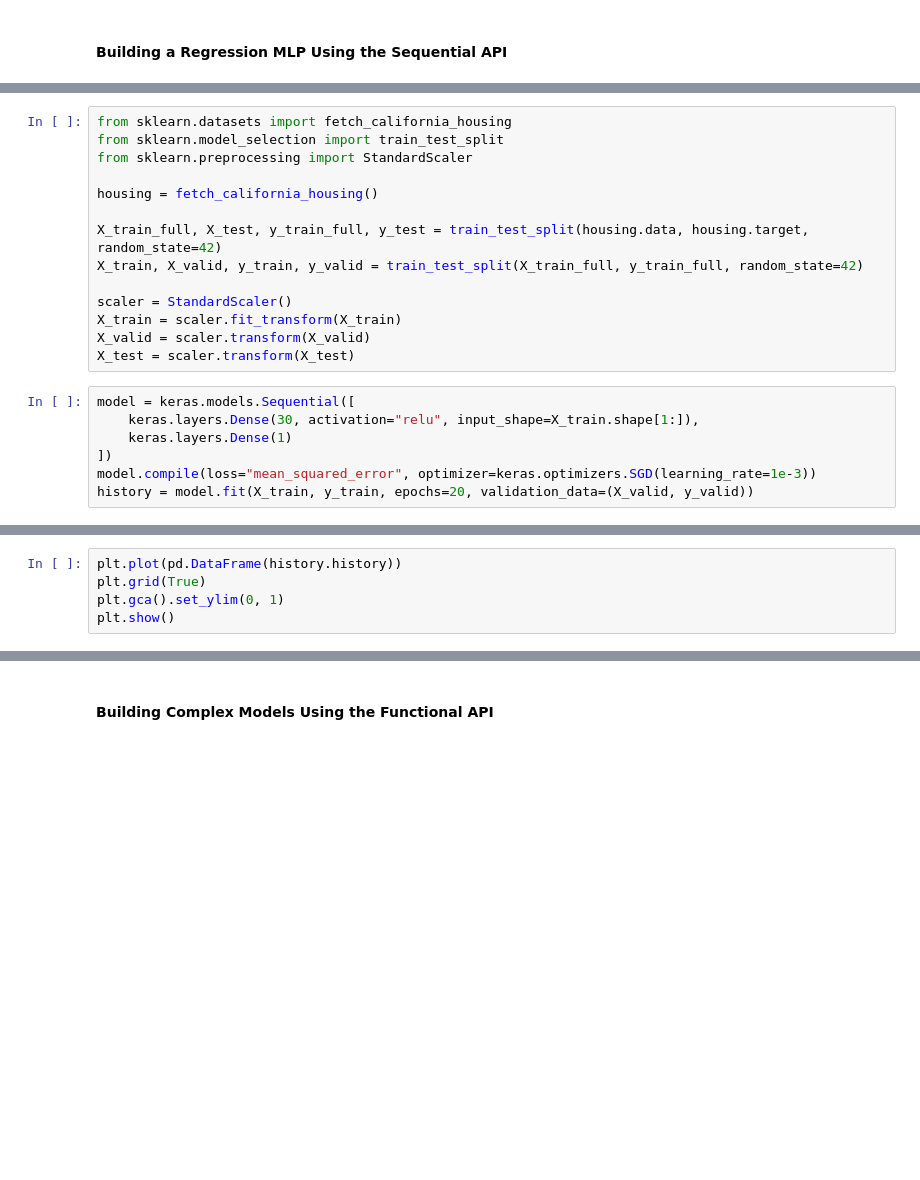
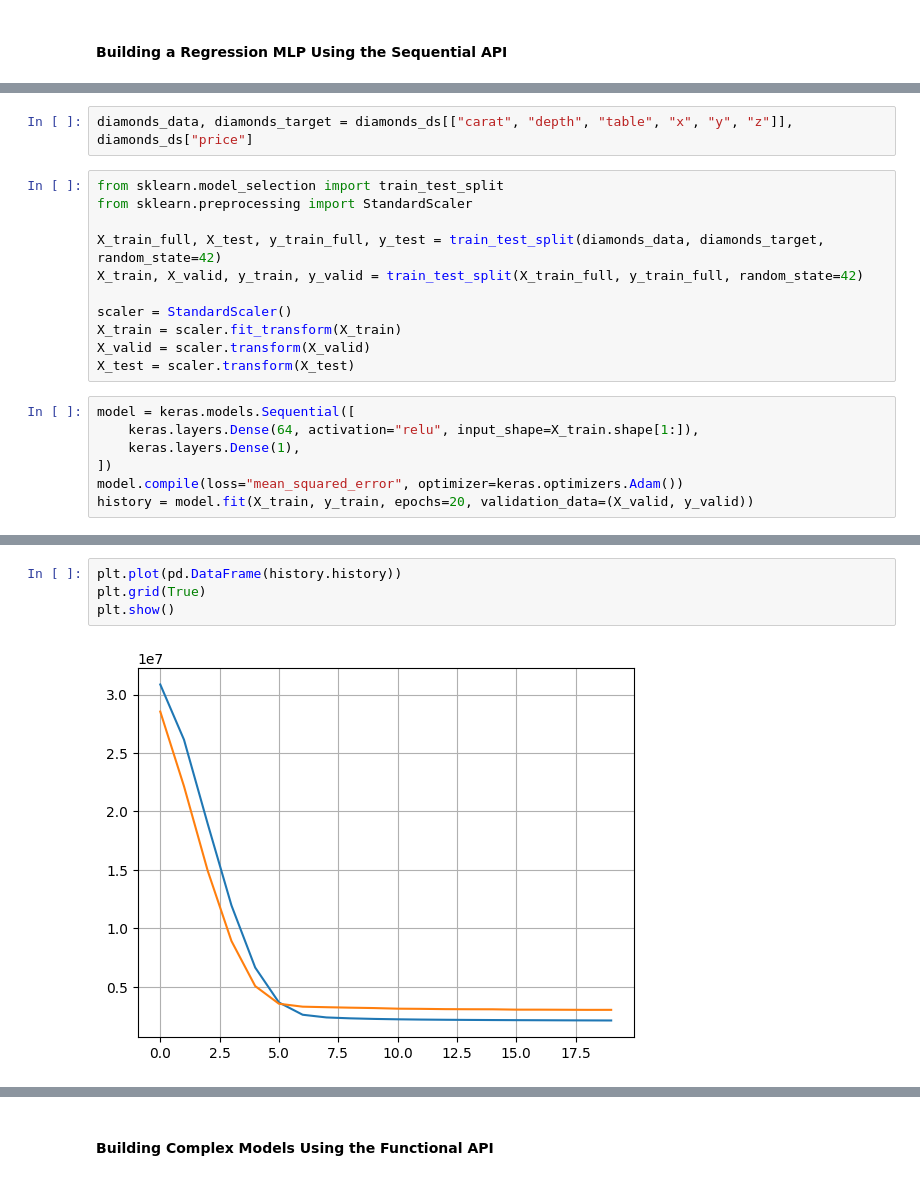
Before and after one commit to Artem259/univ4.2_ISM, a Jupyter notebook: lab9/personal_task.ipynb, the cells around one changed output, grey strips where cells are left out. Saved outputs shown, nothing was run; the diff lists cells and outputs as text; blank space fills up the shorter version.

```diff
--- a/lab9/personal_task.ipynb
+++ b/lab9/personal_task.ipynb
@@ -220,11 +285,10 @@ y_new
+# %%
+diamonds_data, diamonds_target = diamonds_ds[["carat", "depth", "table", "x", "y", "z"]], diamonds_ds["price"]
 # %%
-from sklearn.datasets import fetch_california_housing
 from sklearn.model_selection import train_test_split
 from sklearn.preprocessing import StandardScaler
 
-housing = fetch_california_housing()
-
-X_train_full, X_test, y_train_full, y_test = train_test_split(housing.data, housing.target, random_state=42)
+X_train_full, X_test, y_train_full, y_test = train_test_split(diamonds_data, diamonds_target, random_state=42)
 X_train, X_valid, y_train, y_valid = train_test_split(X_train_full, y_train_full, random_state=42)
 
 scaler = StandardScaler()
@@ -233,8 +297,8 @@ X_valid = scaler.transform(X_valid)
 X_test = scaler.transform(X_test)
 # %%
 model = keras.models.Sequential([
-    keras.layers.Dense(30, activation="relu", input_shape=X_train.shape[1:]),
-    keras.layers.Dense(1)
+    keras.layers.Dense(64, activation="relu", input_shape=X_train.shape[1:]),
+    keras.layers.Dense(1),
 ])
-model.compile(loss="mean_squared_error", optimizer=keras.optimizers.SGD(learning_rate=1e-3))
+model.compile(loss="mean_squared_error", optimizer=keras.optimizers.Adam())
 history = model.fit(X_train, y_train, epochs=20, validation_data=(X_valid, y_valid))
@@ -241,7 +323,8 @@ history = model.fit(X_train, y_train, epochs=20, validation_data=(X_valid, y_val
 # %%
 plt.plot(pd.DataFrame(history.history))
 plt.grid(True)
-plt.gca().set_ylim(0, 1)
 plt.show()
+# %% [output]
+[figure, added]
 # %%
 model.evaluate(X_test, y_test)
```
Also changed, not shown: parts of 43 cells of this notebook, 1 other file.
